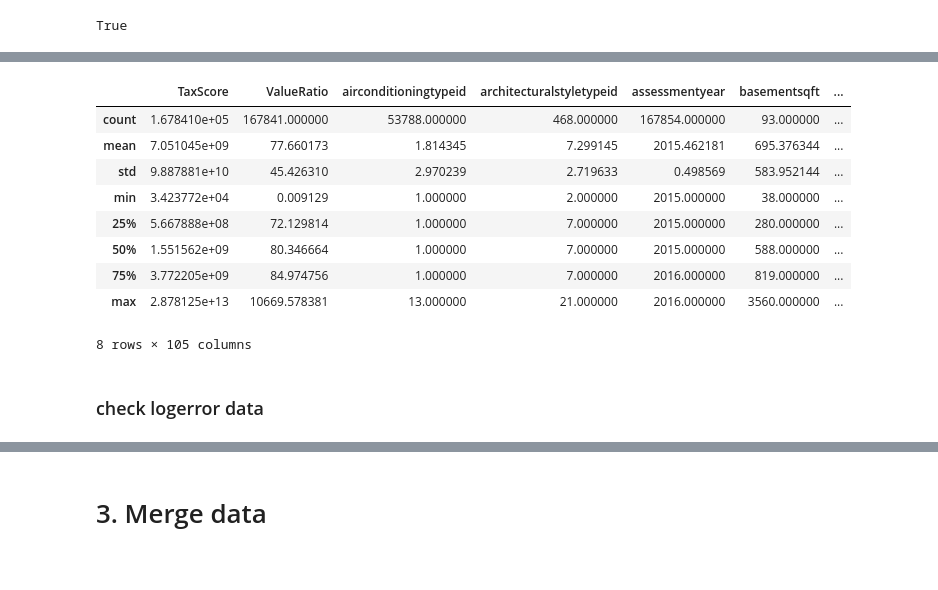
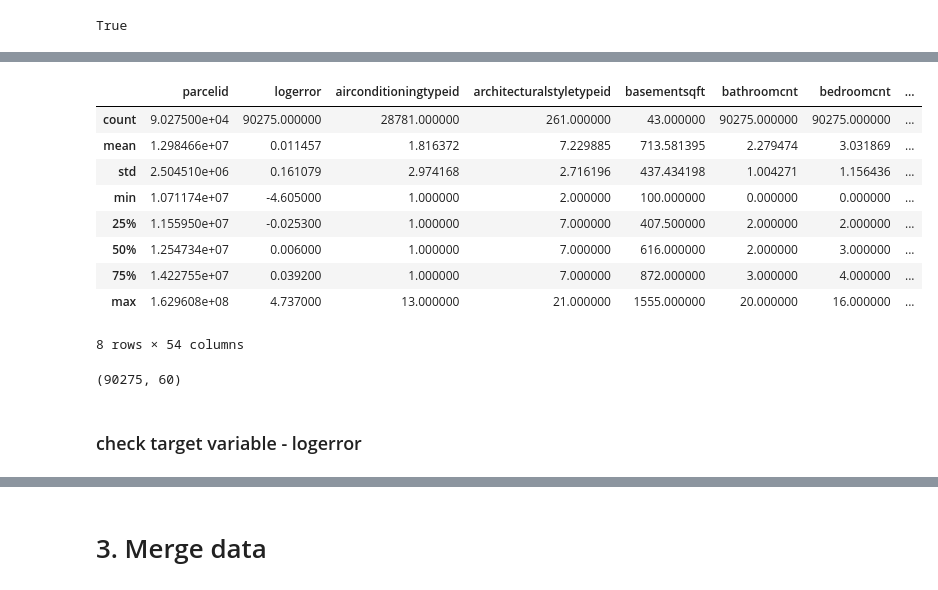
Before and after one commit to Hupi/Competitions, a Jupyter notebook: zillow/notebooks/kaggle_zillow_analysis_ensemble.ipynb, the cells around one changed output, grey strips where cells are left out. Drawn from its saved outputs; the diff is of its cells as text; code cells hidden in the pictures.

```diff
--- a/zillow/notebooks/kaggle_zillow_analysis_ensemble.ipynb
+++ b/zillow/notebooks/kaggle_zillow_analysis_ensemble.ipynb
@@ -71,12 +79,15 @@ warnings.filterwarnings('ignore')
 # %% [markdown]
 <a id="section_1"></a>
 #  1.  Load data
+# %%
+data_path = '~/Workspace/personal/Competitions/zillow/data/'
+#data_path = '~/Workspace/data-science/competitions/zillow/'
 # %%
-df_properties_2016 = pd.read_csv('/Users/fangjie/Workspace/data-science/competitions/zillow/properties_2016.csv',low_memory = False)
-df_properties_2017 = pd.read_csv('/Users/fangjie/Workspace/data-science/competitions/zillow/properties_2017.csv',low_memory = False)
-df_transactions_2016 = pd.read_csv('/Users/fangjie/Workspace/data-science/competitions/zillow/train_2016_v2.csv',parse_dates=['transactiondate'],low_memory = False)
-df_transactions_2017 = pd.read_csv('/Users/fangjie/Workspace/data-science/competitions/zillow/train_2017.csv',parse_dates=['transactiondate'],low_memory = False)
-sample_submission = pd.read_csv('/Users/fangjie/Workspace/data-science/competitions/zillow/sample_submission.csv', low_memory = False)
+df_properties_2016 = pd.read_csv(data_path+'properties_2016.csv')
+df_properties_2017 = pd.read_csv(data_path+'properties_2017.csv')
+df_transactions_2016 = pd.read_csv(data_path+'train_2016_v2.csv',parse_dates=['transactiondate'])
+df_transactions_2017 = pd.read_csv(data_path+'train_2017.csv',parse_dates=['transactiondate'])
+sample_submission = pd.read_csv(data_path+'sample_submission.csv')
 # %% [markdown]
 <a id="section_2"></a>
 # 2. Check data
@@ -140,15 +140,20 @@ Length: 111, dtype: object
 # %%
+df_train = df_train_2016
 df_train.describe()
 # %% [output]
-|  | TaxScore | ValueRatio | airconditioningtypeid | architecturalstyletypeid | assessmentyear | basementsqft | ... |
-| count | 1.678410e+05 | 167841.000000 | 53788.000000 | 468.000000 | 167854.000000 | 93.000000 | ... |
-| mean | 7.051045e+09 | 77.660173 | 1.814345 | 7.299145 | 2015.462181 | 695.376344 | ... |
-| std | 9.887881e+10 | 45.426310 | 2.970239 | 2.719633 | 0.498569 | 583.952144 | ... |
-| min | 3.423772e+04 | 0.009129 | 1.000000 | 2.000000 | 2015.000000 | 38.000000 | ... |
-| 25% | 5.667888e+08 | 72.129814 | 1.000000 | 7.000000 | 2015.000000 | 280.000000 | ... |
-| 50% | 1.551562e+09 | 80.346664 | 1.000000 | 7.000000 | 2015.000000 | 588.000000 | ... |
-| 75% | 3.772205e+09 | 84.974756 | 1.000000 | 7.000000 | 2016.000000 | 819.000000 | ... |
-| max | 2.878125e+13 | 10669.578381 | 13.000000 | 21.000000 | 2016.000000 | 3560.000000 | ... |
+|  | parcelid | logerror | airconditioningtypeid | architecturalstyletypeid | basementsqft | bathroomcnt | bedroomcnt | ... |
+| count | 9.027500e+04 | 90275.000000 | 28781.000000 | 261.000000 | 43.000000 | 90275.000000 | 90275.000000 | ... |
+| mean | 1.298466e+07 | 0.011457 | 1.816372 | 7.229885 | 713.581395 | 2.279474 | 3.031869 | ... |
+| std | 2.504510e+06 | 0.161079 | 2.974168 | 2.716196 | 437.434198 | 1.004271 | 1.156436 | ... |
+| min | 1.071174e+07 | -4.605000 | 1.000000 | 2.000000 | 100.000000 | 0.000000 | 0.000000 | ... |
+| 25% | 1.155950e+07 | -0.025300 | 1.000000 | 7.000000 | 407.500000 | 2.000000 | 2.000000 | ... |
+| 50% | 1.254734e+07 | 0.006000 | 1.000000 | 7.000000 | 616.000000 | 2.000000 | 3.000000 | ... |
+| 75% | 1.422755e+07 | 0.039200 | 1.000000 | 7.000000 | 872.000000 | 3.000000 | 4.000000 | ... |
+| max | 1.629608e+08 | 4.737000 | 13.000000 | 21.000000 | 1555.000000 | 20.000000 | 16.000000 | ... |
-8 rows × 105 columns
+8 rows × 54 columns
+# %%
+df_train.shape
+# %% [output]
+(90275, 60)
 # %% [markdown]
-### check logerror data
+### check target variable - logerror
```
Also changed, not shown: parts of 169 cells of this notebook, 1 other file.
